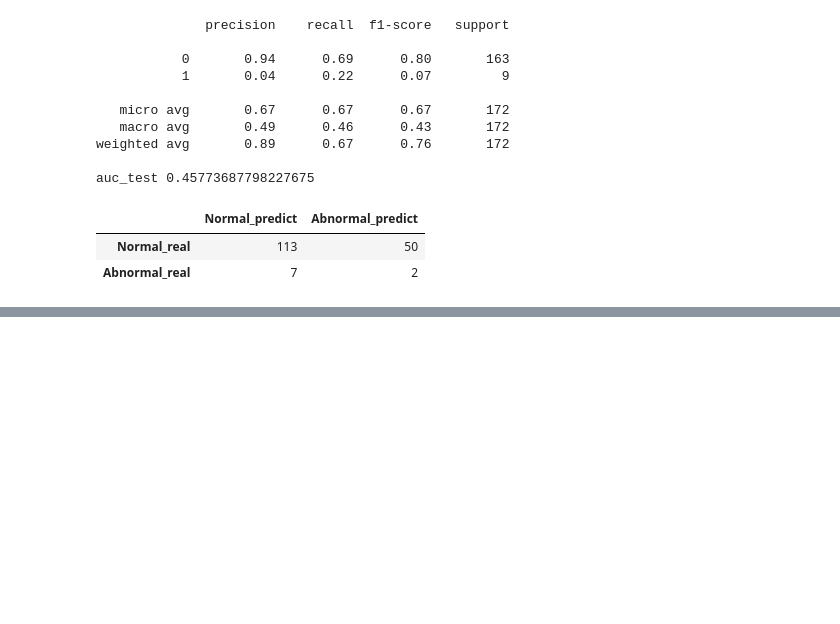
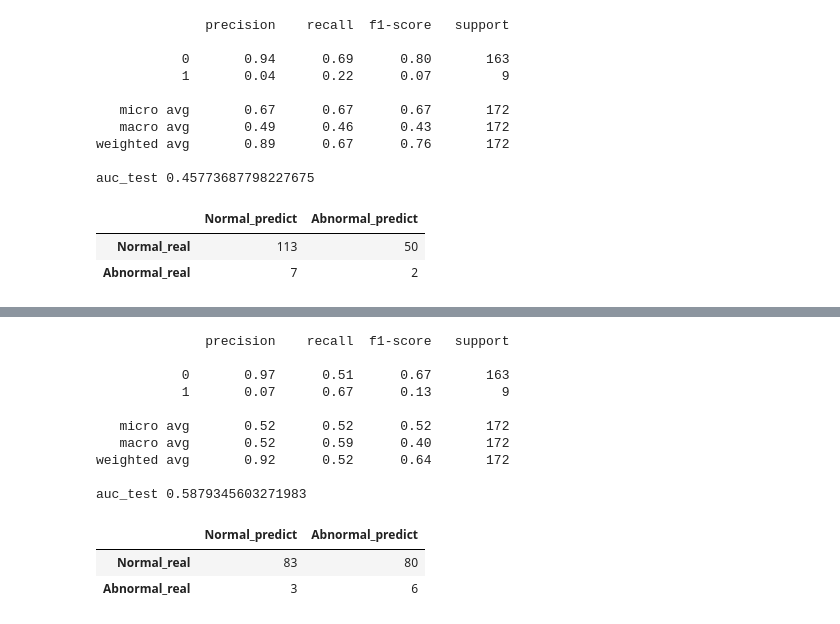
Before and after one commit to Miaowshroom/project3_a2, a Jupyter notebook: project-03-combined.ipynb, the cells around one changed output, grey strips where cells are left out. Cells and saved outputs as stored; diff of their text form; code cells hidden in the pictures; blank space fills up the shorter version.

```diff
--- a/project-03-combined.ipynb
+++ b/project-03-combined.ipynb
@@ -2215,0 +2228,21 @@ AttributeError: 'GridSearchCV' object has no attribute 'best_score_'
+# %%
+# Test data review
+y_test_predict = svc_Grid.best_estimator_.predict(X_test_std_q3)
+print(classification_report(y_test_q3, y_test_predict))
+fpr, tp4, _ = roc_curve(y_test_q3, y_test_predict)
+print(f"auc_test {auc(fpr, tp4)}")
+pd.DataFrame(confusion_matrix(y_test_q3, y_test_predict), columns=['Normal_predict','Abnormal_predict'], index = ['Normal_real','Abnormal_real'])
+# %% [output]
+              precision    recall  f1-score   support
+
+           0       0.97      0.51      0.67       163
+           1       0.07      0.67      0.13         9
+
+   micro avg       0.52      0.52      0.52       172
+   macro avg       0.52      0.59      0.40       172
+weighted avg       0.92      0.52      0.64       172
+
+auc_test 0.5879345603271983
+|  | Normal_predict | Abnormal_predict |
+| Normal_real | 83 | 80 |
+| Abnormal_real | 3 | 6 |
```
Also changed, not shown: parts of 14 cells of this notebook, 3 other files.
